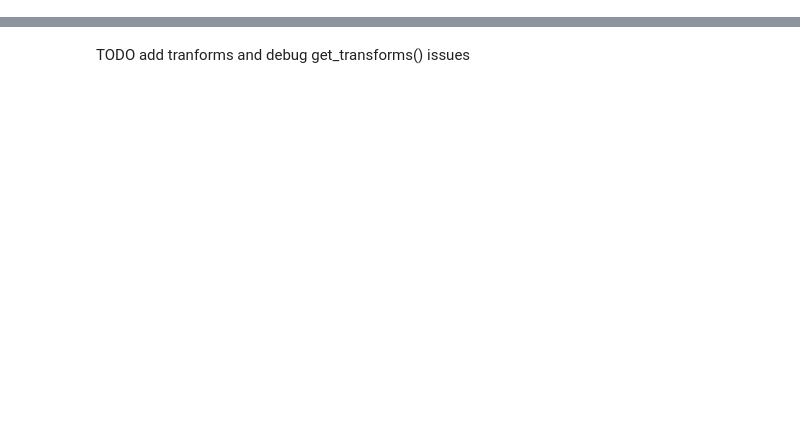
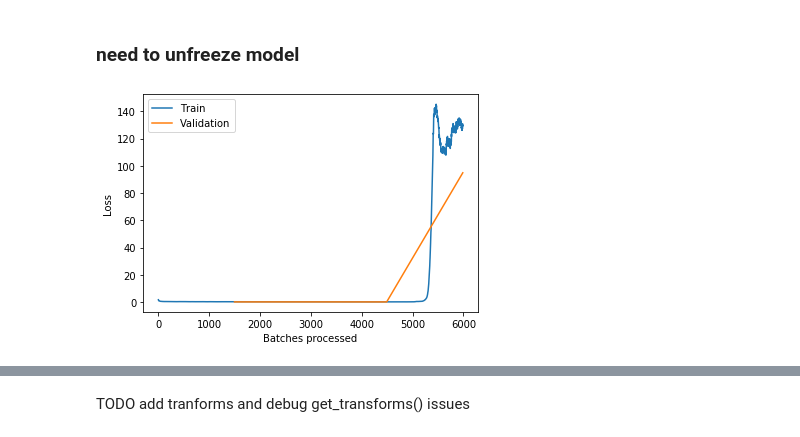
Before and after one commit to mone27/fruit-detection, a Jupyter notebook: segmentation_tiled.ipynb, the cells around one changed output, grey strips where cells are left out. Cells and saved outputs as stored; diff of their text form; code cells hidden in the pictures; blank space fills up the shorter version.

```diff
--- a/segmentation_tiled.ipynb
+++ b/segmentation_tiled.ipynb
@@ -5,0 +37,2 @@
+# %%
+segm.learn.fit_one_cycle(4, 2e-4)
@@ -5,0 +45,6 @@
+# %% [markdown]
+### need to unfreeze model
+# %%
+segm.learn.recorder.plot_losses()
+# %% [output]
+[figure, added]
```
Also changed, not shown: parts of 32 cells of this notebook, 1 other file.
